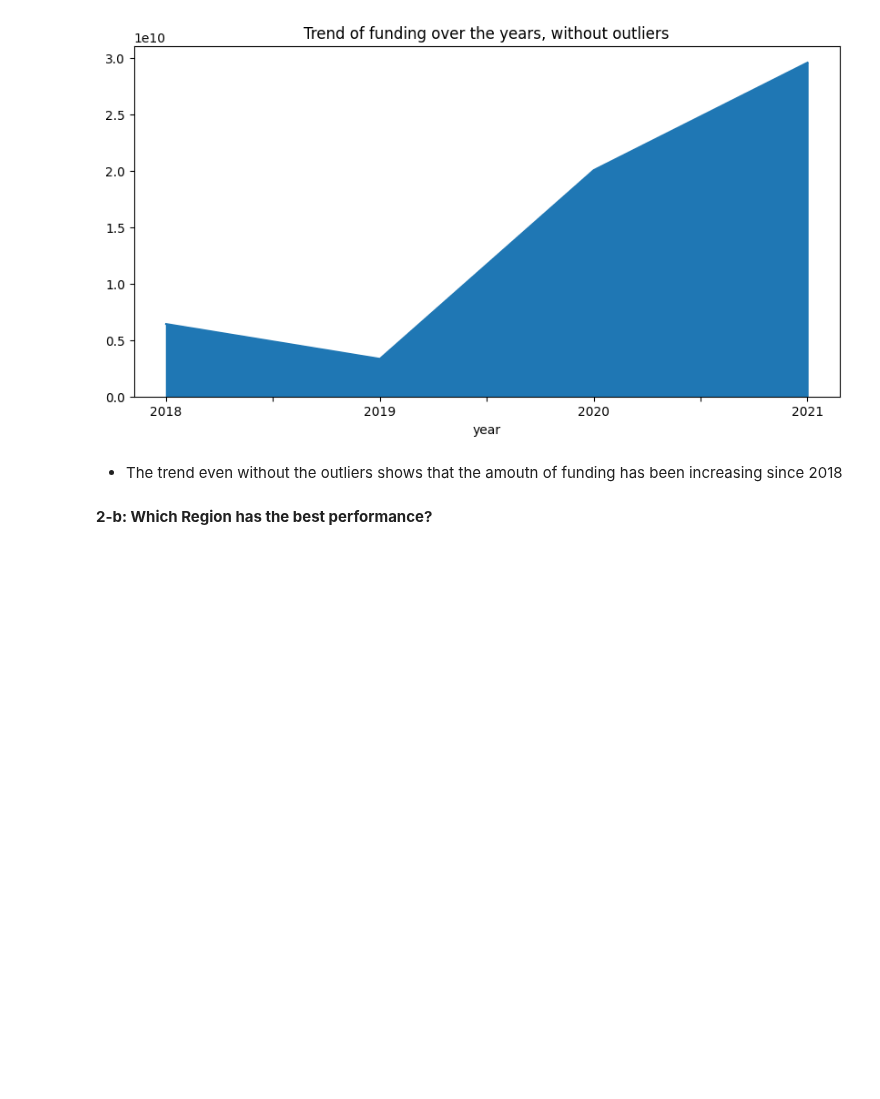
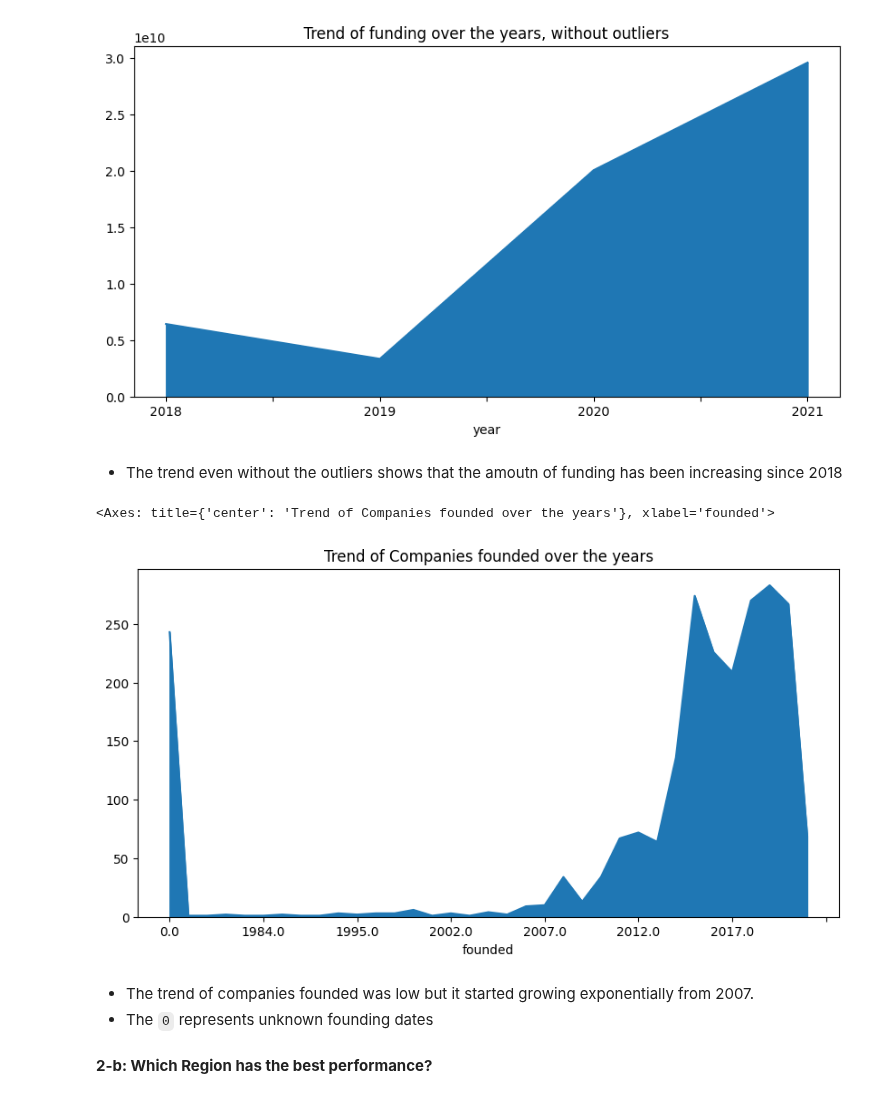
Before and after one commit to Rama-Mwenda/Indian_Ecosystem_Analysis, a Jupyter notebook: Analysis_Notebook.ipynb, the cells around one changed output. Drawn from its saved outputs; the diff is of its cells as text; code cells hidden in the pictures; blank space fills up the shorter version.

```diff
--- a/Analysis_Notebook.ipynb
+++ b/Analysis_Notebook.ipynb
@@ -2180,6 +2180,23 @@ df1 = comb_df[comb_df.amount < 60000000000]
 [figure]
 # %% [markdown]
 * The trend even without the outliers shows that the amoutn of funding has been increasing since 2018
+# %%
+#checking trend of companies founded over the years
+(comb_df
+ .groupby('founded')
+ .company
+ .count()
+ .plot(kind='area',
+       title='Trend of Companies founded over the years',
+       figsize=(10,5)
+    )
+ )
+# %% [output]
+<Axes: title={'center': 'Trend of Companies founded over the years'}, xlabel='founded'>
+[figure, added]
+# %% [markdown]
+* The trend of companies founded was low but it started growing exponentially from 2007.
+* The `0` represents unknown founding dates
 # %% [markdown]
 **2-b: Which Region has the best performance?**
 # %%
```
Also changed, not shown: parts of 25 cells of this notebook, 1 other file.
